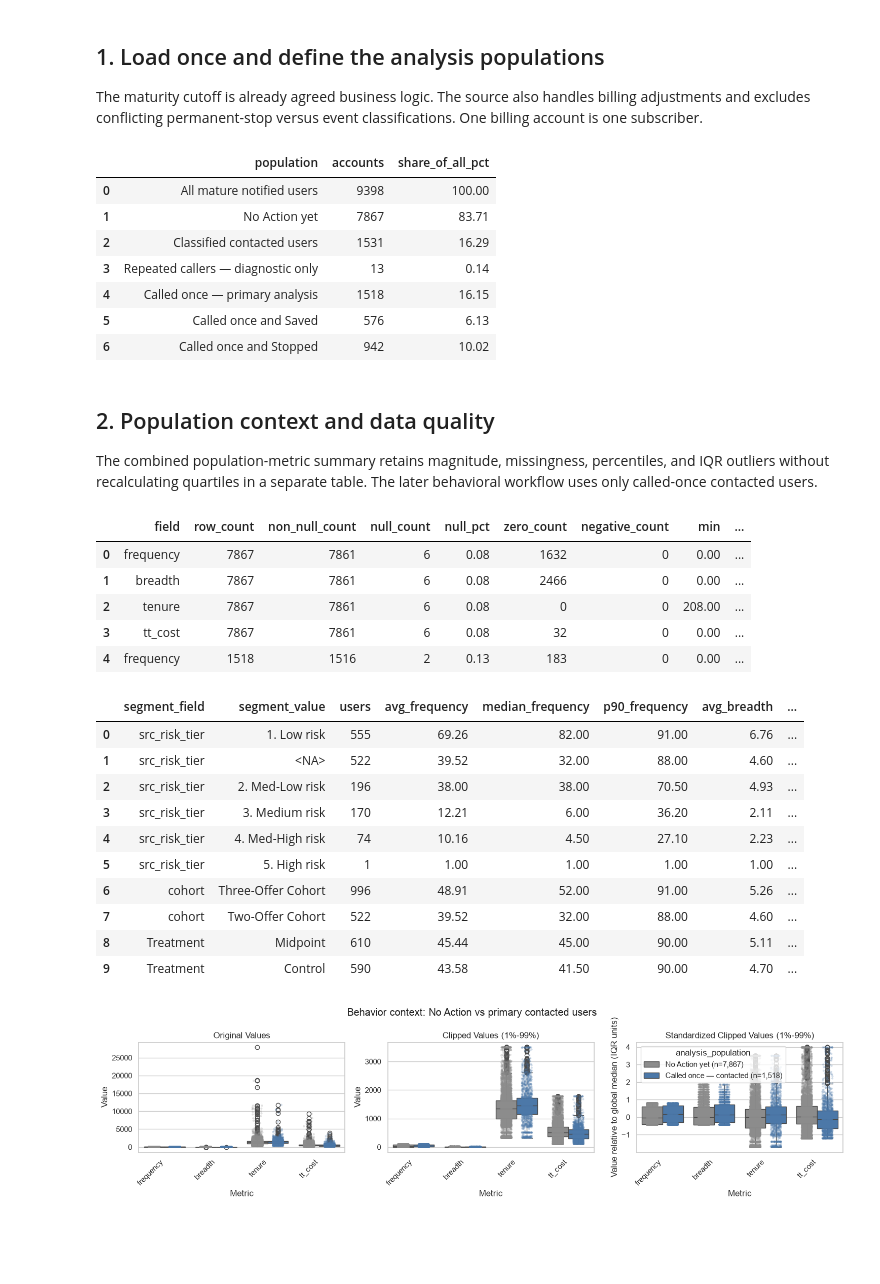
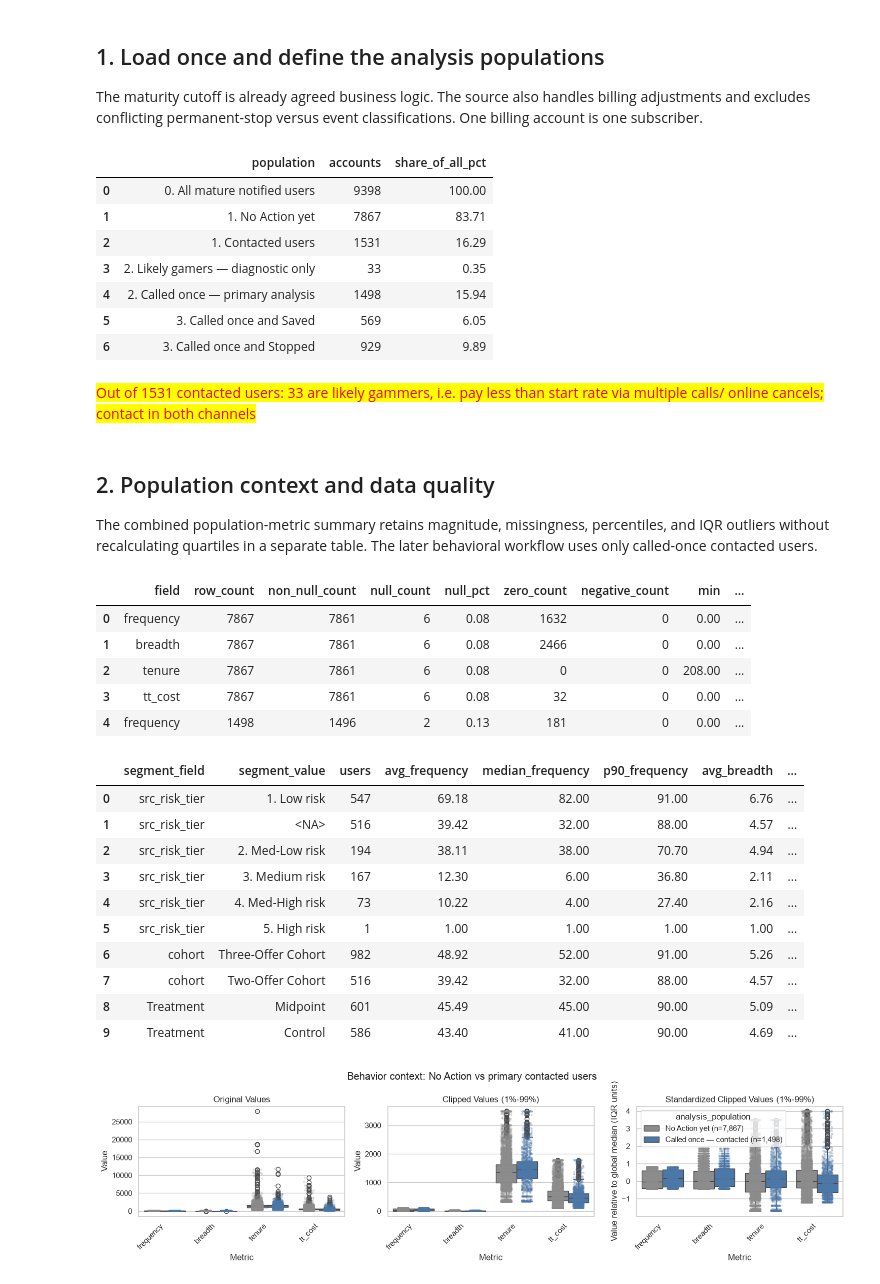
Before and after one commit to ying-gannett/stop_save_pChurn, a Jupyter notebook: src/notebooks/EDA_complete.ipynb, the cells around one changed output. Saved outputs shown, nothing was run; the diff lists cells and outputs as text; code cells hidden in the pictures; blank space fills up the shorter version.

```diff
--- a/src/notebooks/EDA_complete.ipynb
+++ b/src/notebooks/EDA_complete.ipynb
@@ -121,11 +118,17 @@ df["contact_channel_group"] = df["contact_channel"].replace(
         "Called-In first": "Contacted both ways",
     }
 )
-df["repeated_call_group"] = np.where(
+df["likely_discount_shopper"] = np.where(
     df["repeatedly_called"].fillna(0).astype(int).eq(1),
-    "Repeatedly Called",
-    "Called Once",
+    "Pay less than start rate",
+    "Other",
 )
+df["likely_discount_shopper"] = np.where(
+    df["contact_channel_group"].eq("Contacted both ways"),
+    "Contacted both ways",
+    df["likely_discount_shopper"]
+)
+
 df[OUTCOME_COL] = df["status"].map(
     {"saved": "Saved", "stoped": "Stopped"}
 )
@@ -137,11 +140,11 @@ df["src_risk_tier"] = risk_tier.where(
 
 df_no_action = df[df["status"].eq("No Action yet")].copy()
 df_contacted = df[df["status"].isin(["saved", "stoped"])].copy()
-df_repeated = df_contacted[
-    df_contacted["repeated_call_group"].eq("Repeatedly Called")
+df_gamer = df_contacted[
+    df_contacted["likely_discount_shopper"].ne("Other")
 ].copy()
 df_analysis = df_contacted[
-    df_contacted["repeated_call_group"].eq("Called Once")
+    df_contacted["likely_discount_shopper"].eq("Other")
 ].copy()
 df_saved = df_analysis[df_analysis[OUTCOME_COL].eq("Saved")].copy()
 df_stopped = df_analysis[df_analysis[OUTCOME_COL].eq("Stopped")].copy()
@@ -159,40 +162,42 @@ if empty_metrics:
 # %%
 population_counts = pd.DataFrame(
     {
         "population": [
-            "All mature notified users",
-            "No Action yet",
-            "Classified contacted users",
-            "Repeated callers — diagnostic only",
-            "Called once — primary analysis",
-            "Called once and Saved",
-            "Called once and Stopped",
+            "0. All mature notified users",
+            "1. No Action yet",
+            "1. Contacted users",
+            "2. Likely gamers — diagnostic only",
+            "2. Called once — primary analysis",
+            "3. Called once and Saved",
+            "3. Called once and Stopped",
         ],
         "accounts": [
             df[ID_COL].nunique(),
             df_no_action[ID_COL].nunique(),
             df_contacted[ID_COL].nunique(),
-            df_repeated[ID_COL].nunique(),
+            df_gamer[ID_COL].nunique(),
             df_analysis[ID_COL].nunique(),
             df_saved[ID_COL].nunique(),
             df_stopped[ID_COL].nunique(),
         ],
     }
 )
 population_counts["share_of_all_pct"] = (
     population_counts["accounts"] / df[ID_COL].nunique() * 100
 )
 population_counts.to_csv(TABLE_DIR / "population_counts.csv", index=False)
 population_counts
 # %% [output]
 |  | population | accounts | share_of_all_pct |
-| 0 | All mature notified users | 9398 | 100.00 |
-| 1 | No Action yet | 7867 | 83.71 |
-| 2 | Classified contacted users | 1531 | 16.29 |
-| 3 | Repeated callers — diagnostic only | 13 | 0.14 |
-| 4 | Called once — primary analysis | 1518 | 16.15 |
-| 5 | Called once and Saved | 576 | 6.13 |
-| 6 | Called once and Stopped | 942 | 10.02 |
+| 0 | 0. All mature notified users | 9398 | 100.00 |
+| 1 | 1. No Action yet | 7867 | 83.71 |
+| 2 | 1. Contacted users | 1531 | 16.29 |
+| 3 | 2. Likely gamers — diagnostic only | 33 | 0.35 |
+| 4 | 2. Called once — primary analysis | 1498 | 15.94 |
+| 5 | 3. Called once and Saved | 569 | 6.05 |
+| 6 | 3. Called once and Stopped | 929 | 9.89 |
+# %% [markdown]
+<span style="background-color: yellow; color:red">Out of 1531 contacted users: 33 are likely gammers, i.e. pay less than start rate via multiple calls/ online cancels; contact in both channels</span>
 # %% [markdown]
 ## 2. Population context and data quality
 
@@ -219,7 +224,7 @@ display(distribution_summary.head(5))
 | 1 | breadth | 7867 | 7861 | 6 | 0.08 | 2466 | 0 | 0.00 | ... |
 | 2 | tenure | 7867 | 7861 | 6 | 0.08 | 0 | 0 | 208.00 | ... |
 | 3 | tt_cost | 7867 | 7861 | 6 | 0.08 | 32 | 0 | 0.00 | ... |
-| 4 | frequency | 1518 | 1516 | 2 | 0.13 | 183 | 0 | 0.00 | ... |
+| 4 | frequency | 1498 | 1496 | 2 | 0.13 | 181 | 0 | 0.00 | ... |
 # %%
 segment_summaries = []
 for segment in SUMMARY_SEGMENT_FIELDS:
@@ -232,16 +237,16 @@ segment_summaries.to_csv(TABLE_DIR / "primary_segment_summaries.csv", index=Fals
 segment_summaries.head(10)
 # %% [output]
 |  | segment_field | segment_value | users | avg_frequency | median_frequency | p90_frequency | avg_breadth | ... |
-| 0 | src_risk_tier | 1. Low risk | 555 | 69.26 | 82.00 | 91.00 | 6.76 | ... |
-| 1 | src_risk_tier | <NA> | 522 | 39.52 | 32.00 | 88.00 | 4.60 | ... |
-| 2 | src_risk_tier | 2. Med-Low risk | 196 | 38.00 | 38.00 | 70.50 | 4.93 | ... |
-| 3 | src_risk_tier | 3. Medium risk | 170 | 12.21 | 6.00 | 36.20 | 2.11 | ... |
-| 4 | src_risk_tier | 4. Med-High risk | 74 | 10.16 | 4.50 | 27.10 | 2.23 | ... |
+| 0 | src_risk_tier | 1. Low risk | 547 | 69.18 | 82.00 | 91.00 | 6.76 | ... |
+| 1 | src_risk_tier | <NA> | 516 | 39.42 | 32.00 | 88.00 | 4.57 | ... |
+| 2 | src_risk_tier | 2. Med-Low risk | 194 | 38.11 | 38.00 | 70.70 | 4.94 | ... |
+| 3 | src_risk_tier | 3. Medium risk | 167 | 12.30 | 6.00 | 36.80 | 2.11 | ... |
+| 4 | src_risk_tier | 4. Med-High risk | 73 | 10.22 | 4.00 | 27.40 | 2.16 | ... |
 | 5 | src_risk_tier | 5. High risk | 1 | 1.00 | 1.00 | 1.00 | 1.00 | ... |
-| 6 | cohort | Three-Offer Cohort | 996 | 48.91 | 52.00 | 91.00 | 5.26 | ... |
-| 7 | cohort | Two-Offer Cohort | 522 | 39.52 | 32.00 | 88.00 | 4.60 | ... |
-| 8 | Treatment | Midpoint | 610 | 45.44 | 45.00 | 90.00 | 5.11 | ... |
-| 9 | Treatment | Control | 590 | 43.58 | 41.50 | 90.00 | 4.70 | ... |
+| 6 | cohort | Three-Offer Cohort | 982 | 48.92 | 52.00 | 91.00 | 5.26 | ... |
+| 7 | cohort | Two-Offer Cohort | 516 | 39.42 | 32.00 | 88.00 | 4.57 | ... |
+| 8 | Treatment | Midpoint | 601 | 45.49 | 45.00 | 90.00 | 5.09 | ... |
+| 9 | Treatment | Control | 586 | 43.40 | 41.00 | 90.00 | 4.69 | ... |
 # %%
 context_comparison = pd.concat(
     [
```
Also changed, not shown: parts of 13 cells of this notebook, 2 other files.
